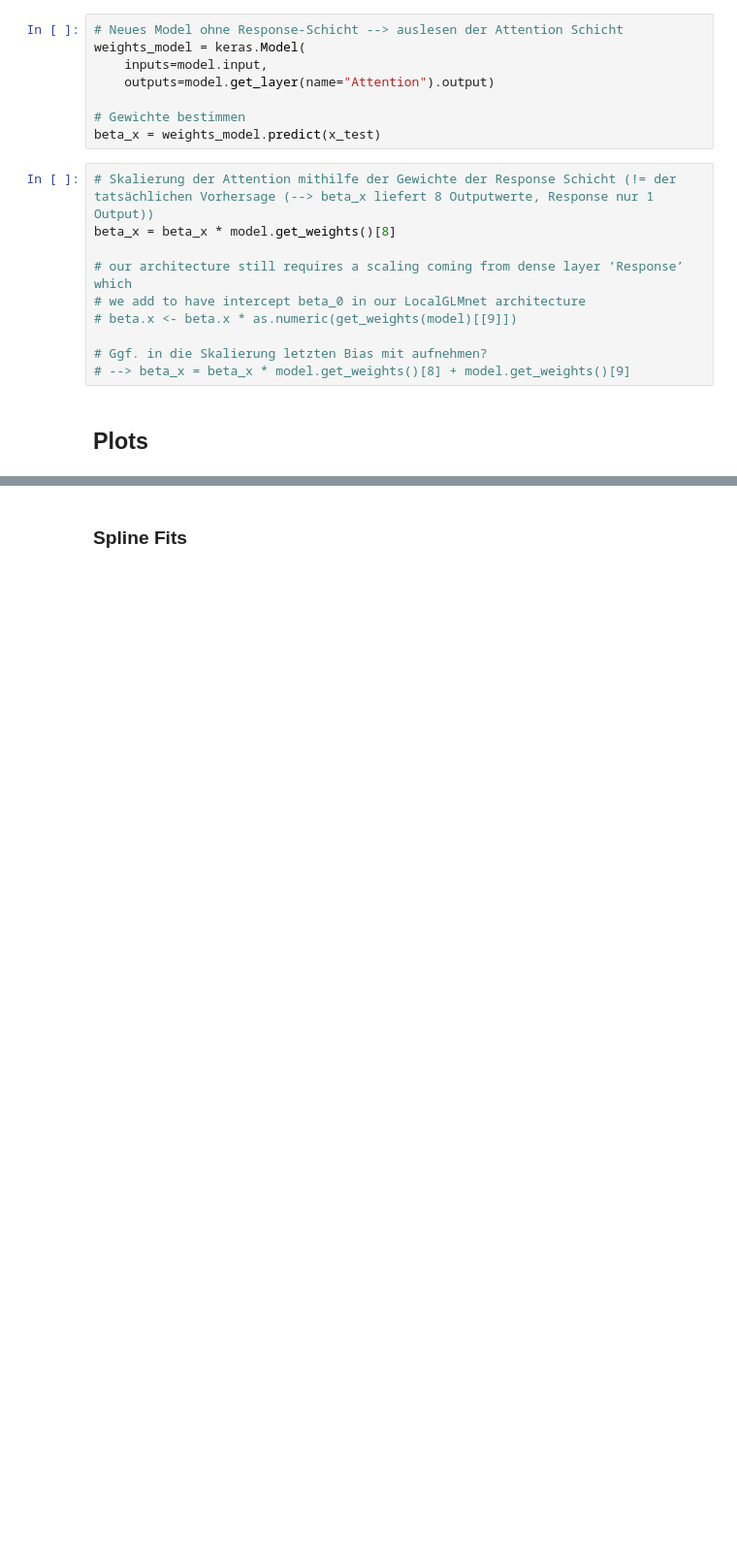
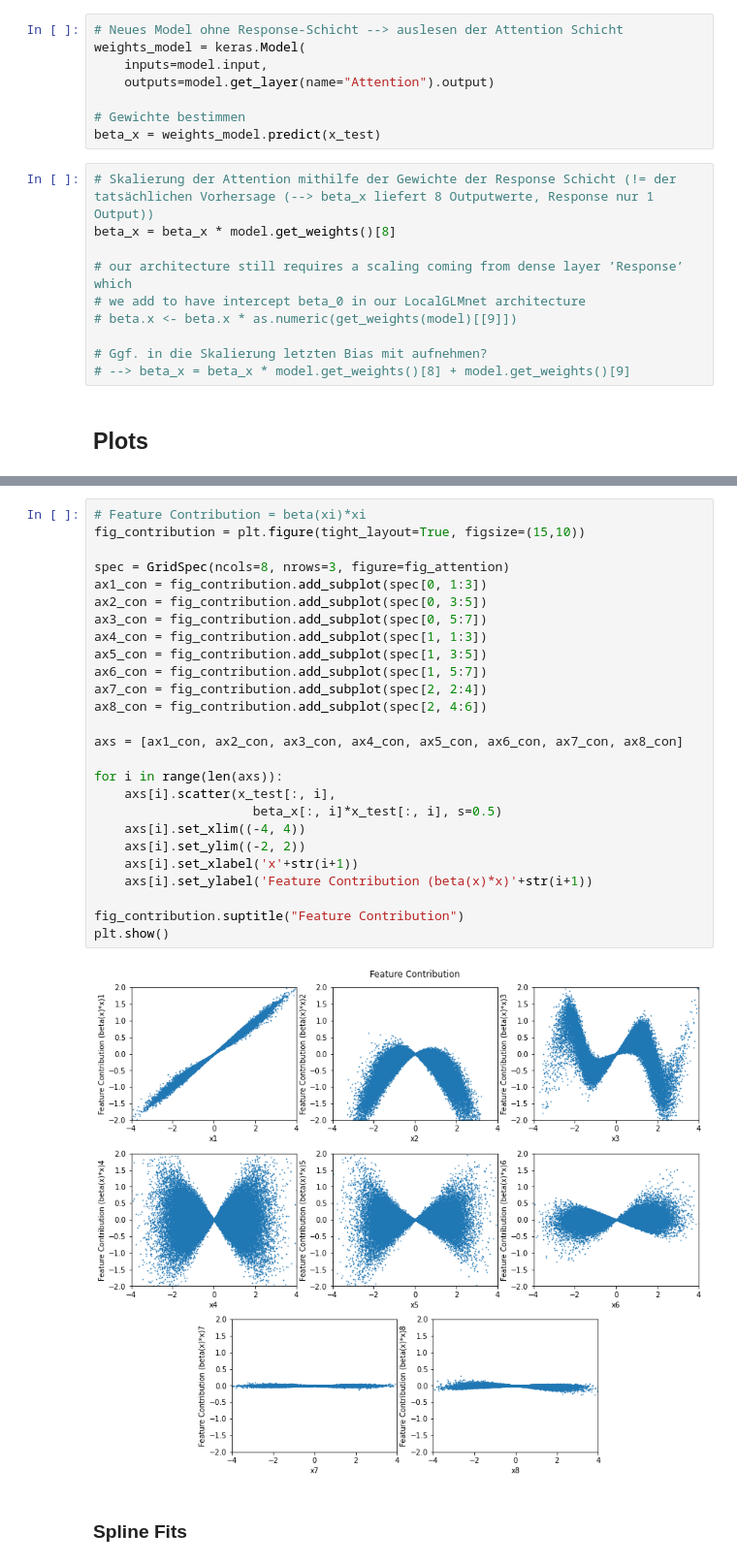
Before and after one commit to PK1706/pyLocalGLMnet, a Jupyter notebook: src/localGLMnet.ipynb, the cells around one changed output, grey strips where cells are left out. Shown at 97% size. Drawn from its saved outputs; the diff is of its cells as text; blank space fills up the shorter version.

Commit message:
Add plot for Feature Contribution
Feature Contribution is b(xi)*xi

```diff
--- a/src/localGLMnet.ipynb
+++ b/src/localGLMnet.ipynb
@@ -188,2 +193,30 @@ plt.show()
+# %%
+# Feature Contribution = beta(xi)*xi
+fig_contribution = plt.figure(tight_layout=True, figsize=(15,10))
+
+spec = GridSpec(ncols=8, nrows=3, figure=fig_attention)
+ax1_con = fig_contribution.add_subplot(spec[0, 1:3])
+ax2_con = fig_contribution.add_subplot(spec[0, 3:5])
+ax3_con = fig_contribution.add_subplot(spec[0, 5:7])
+ax4_con = fig_contribution.add_subplot(spec[1, 1:3])
+ax5_con = fig_contribution.add_subplot(spec[1, 3:5])
+ax6_con = fig_contribution.add_subplot(spec[1, 5:7])
+ax7_con = fig_contribution.add_subplot(spec[2, 2:4])
+ax8_con = fig_contribution.add_subplot(spec[2, 4:6])
+
+axs = [ax1_con, ax2_con, ax3_con, ax4_con, ax5_con, ax6_con, ax7_con, ax8_con]
+
+for i in range(len(axs)):
+    axs[i].scatter(x_test[:, i],
+                     beta_x[:, i]*x_test[:, i], s=0.5)
+    axs[i].set_xlim((-4, 4))
+    axs[i].set_ylim((-2, 2))
+    axs[i].set_xlabel('x'+str(i+1))
+    axs[i].set_ylabel('Feature Contribution (beta(x)*x)'+str(i+1))
+
+fig_contribution.suptitle("Feature Contribution")
+plt.show()
+# %% [output]
+[figure, added]
 # %% [markdown]
 ### Spline Fits
```
Also changed, not shown: parts of 14 cells of this notebook.
